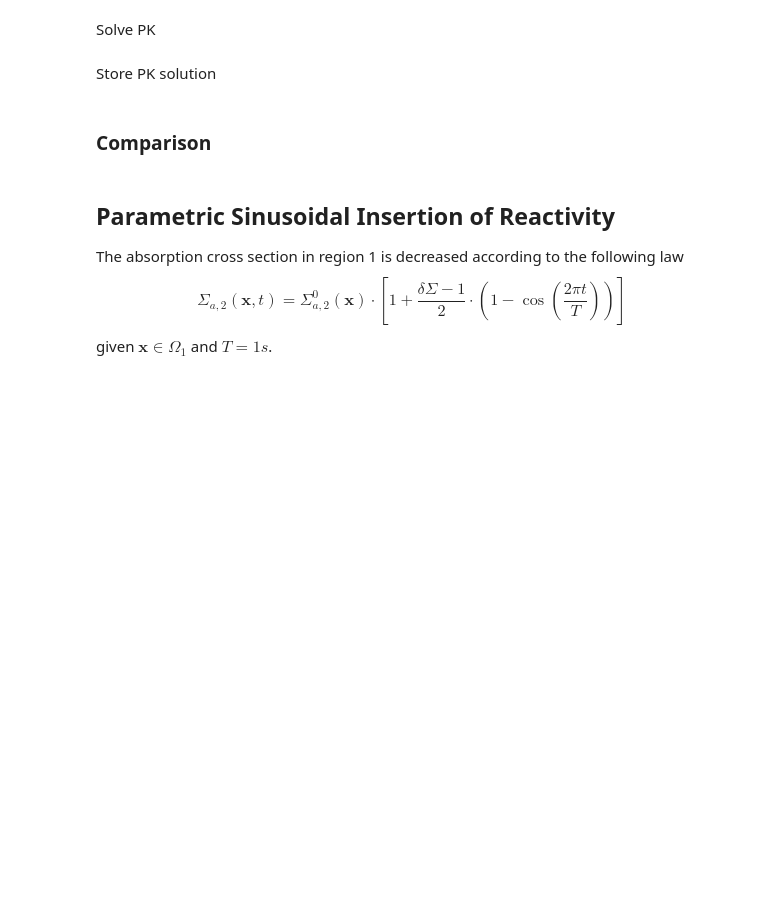
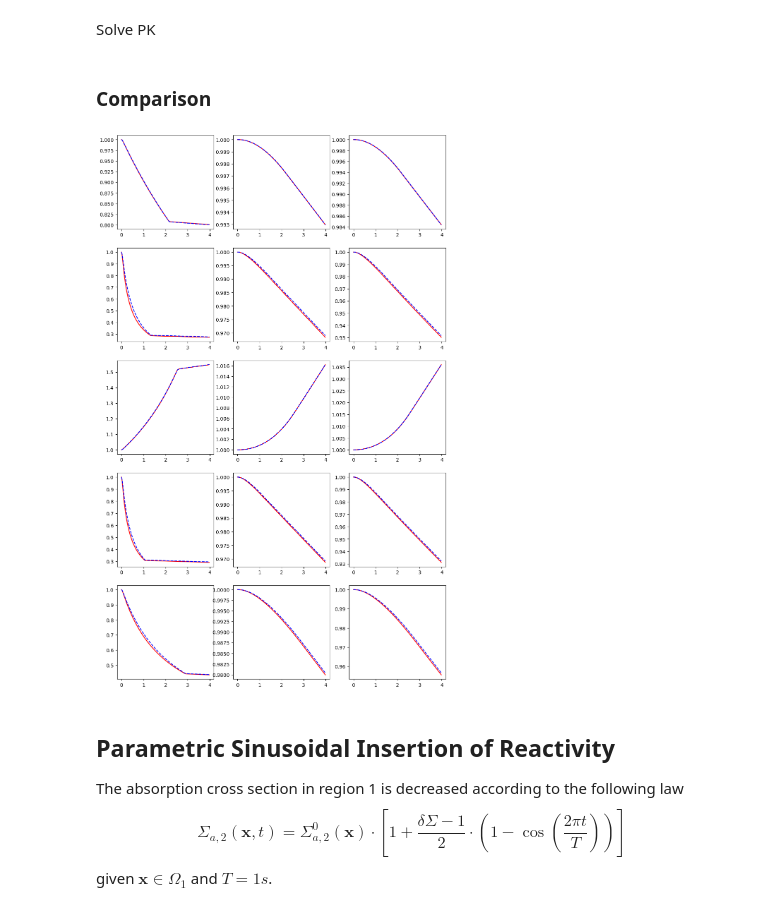
Before and after one commit to ERMETE-Lab/NuSHRED, a Jupyter notebook: Code/P5/01_generate_snaps.ipynb, the cells around one changed output. Saved outputs shown, nothing was run; the diff lists cells and outputs as text; code cells hidden in the pictures; blank space fills up the shorter version.

```diff
--- a/Code/P5/01_generate_snaps.ipynb
+++ b/Code/P5/01_generate_snaps.ipynb
@@ -177,5 +206,3 @@ for ii, delta_sigma in enumerate(parameters[:,0]):
     clear_output()
 
 pk_snapshots = np.array(pk_snapshots) # shape (n_samples, n_times, n_qties)
-# %% [markdown]
-Store PK solution
@@ -188,19 +209,21 @@ np.save(os.path.join(path_time, 'cpu_times_pk.npy'), np.array(pk_cpu_times))
 # %% [markdown]
 ### Comparison
 # %%
-# params_to_plot = [0, 5, 15, 25, 40]
+params_to_plot = [0,2,4,6,8]
 
-# import matplotlib.pyplot as plt
-# fig, axs = plt.subplots(len(params_to_plot),3, figsize=(4 * 3, 4 * len(params_to_plot)))
+import matplotlib.pyplot as plt
+fig, axs = plt.subplots(len(params_to_plot),3, figsize=(4 * 3, 4 * len(params_to_plot)))
 
-# diff_idx = [0,3,4]
+diff_idx = [0,3,4]
 
-# for ii, param_idx in enumerate(params_to_plot):
-#     for jj in range(3):
-#         axs[ii, jj].plot(times, parametric_integral_qties[ii, :, diff_idx[jj]] / parametric_integral_qties[ii, :, diff_idx[jj]][0],
-#                          'r-', label='Diffusion')
-#         axs[ii, jj].plot(times, pk_snapshots[ii, :, jj] / pk_snapshots[ii, 0, jj],
-#                          'b--', label='Point Kinetics')
+for ii, param_idx in enumerate(params_to_plot):
+    for jj in range(3):
+        axs[ii, jj].plot(times, parametric_integral_qties[ii, :, diff_idx[jj]] / parametric_integral_qties[ii, :, diff_idx[jj]][0],
+                         'r-', label='Diffusion')
+        axs[ii, jj].plot(times, pk_snapshots[ii, :, jj] / pk_snapshots[ii, 0, jj],
+                         'b--', label='Point Kinetics')
+# %% [output]
+[figure, added]
 # %% [markdown]
 ## Parametric Sinusoidal Insertion of Reactivity
 The absorption cross section in region 1 is decreased according to the following law
```
Also changed, not shown: parts of 13 cells of this notebook, 5 other files.
